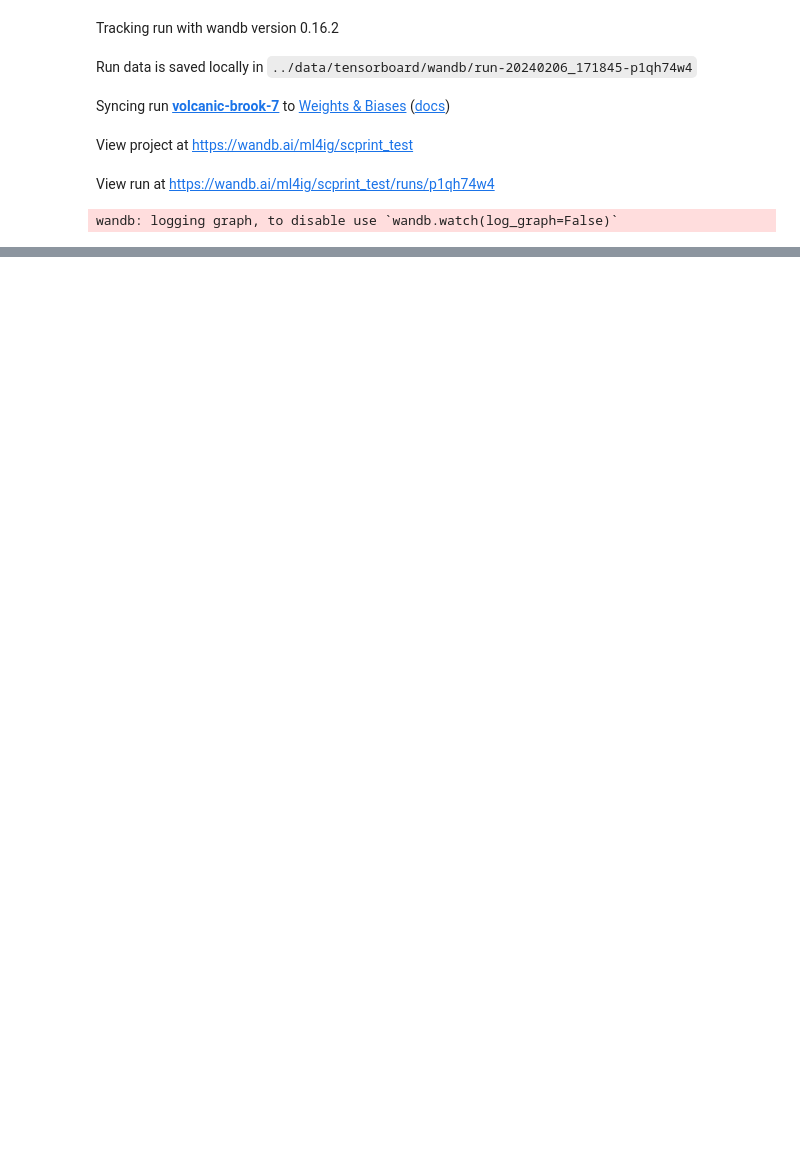
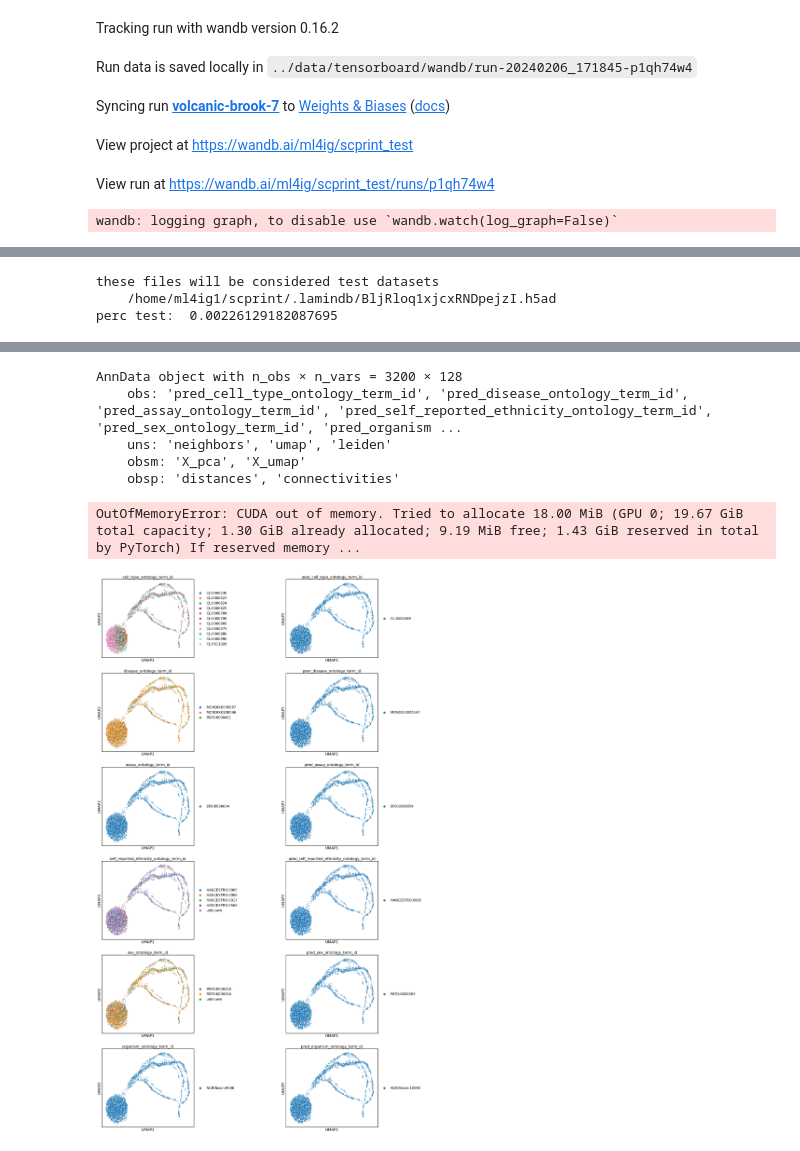
Before and after one commit to jkobject/scPRINT, a Jupyter notebook: notebooks/scprint_test.ipynb, the cells around one changed output, grey strips where cells are left out. Drawn from its saved outputs; the diff is of its cells as text; code cells hidden in the pictures; blank space fills up the shorter version.

```diff
--- a/notebooks/scprint_test.ipynb
+++ b/notebooks/scprint_test.ipynb
@@ -147,7 +149,7 @@ df = df.loc[genedf[genedf.index.isin(df.index)].index]
 See https://numpy.org/devdocs/release/1.25.0-notes.html and the docs for more information.  (Deprecated NumPy 1.25)
   common = np.find_common_type([values.dtype, comps_array.dtype], [])
 # %%
-col = Collator(organisms=["NCBITaxon:9606",], valid_genes=df.index.tolist(), max_len=1000, add_zero_genes=100, org_to_id={'NCBITaxon:9606': mdataset.encoder['organism_ontology_term_id']['NCBITaxon:9606']}, tp_name="heat_diff", organism_name="organism_ontology_term_id", class_names=labels_weighted_sampling)#mdataset.encoder['organism_ontology_term_id'])
+col = Collator(organisms=["NCBITaxon:9606",], how="most expr", valid_genes=df.index.tolist(), max_len=1000, add_zero_genes=100, org_to_id={'NCBITaxon:9606': mdataset.encoder['organism_ontology_term_id']['NCBITaxon:9606']}, tp_name="heat_diff", organism_name="organism_ontology_term_id", class_names=labels_weighted_sampling)#mdataset.encoder['organism_ontology_term_id'])
 # %% [output]
 See https://numpy.org/devdocs/release/1.25.0-notes.html and the docs for more information.  (Deprecated NumPy 1.25)
   common = np.find_common_type([values.dtype, comps_array.dtype], [])
@@ -207,6 +209,6 @@ from lightning.pytorch.callbacks import ModelCheckpoint
 checkpoint_callback = ModelCheckpoint(monitor="val_loss", save_top_k=-1)
 # %%
 # sets seeds for numpy, torch and python.random.
-trainer = Trainer(precision=16, profiler="simple", limit_val_batches=20, limit_train_batches=20)#, gradient_clip_val=10, max_time={"hours": 3}, limit_train_batches=20000, limit_test_batches=0.03, limit_val_batches=3000,logger=wandb_logger, callbacks=[checkpoint_callback])
+trainer = Trainer(precision=16, profiler="simple")#, gradient_clip_val=10, max_time={"hours": 3}, limit_train_batches=20000, limit_test_batches=0.03, limit_val_batches=3000,logger=wandb_logger, callbacks=[checkpoint_callback]) #detect_anomaly=True, fast_dev_run=20
 # %% [output]
 INFO: Using 16bit Automatic Mixed Precision (AMP)
@@ -301,3 +296,9 @@ torch.Size([32, 1, 1])
 # %%
 #wandb_logger.finalize(status="aborted")
 torch.cuda.empty_cache()
+# %%
+lr_finder = tuner.lr_find(model, datamodule=datamodule)
+# %% [output]
+these files will be considered test datasets
+    /home/ml4ig1/scprint/.lamindb/BljRloq1xjcxRNDpejzI.h5ad
+perc test:  0.00226129182087695
@@ -304,3 +309,10 @@ torch.cuda.empty_cache()
+AnnData object with n_obs × n_vars = 3200 × 128
+    obs: 'pred_cell_type_ontology_term_id', 'pred_disease_ontology_term_id', 'pred_assay_ontology_term_id', 'pred_self_reported_ethnicity_ontology_term_id', 'pred_sex_ontology_term_id', 'pred_organism ...
+    uns: 'neighbors', 'umap', 'leiden'
+    obsm: 'X_pca', 'X_umap'
+    obsp: 'distances', 'connectivities'
+OutOfMemoryError: CUDA out of memory. Tried to allocate 18.00 MiB (GPU 0; 19.67 GiB total capacity; 1.30 GiB already allocated; 9.19 MiB free; 1.43 GiB reserved in total by PyTorch) If reserved memory ...
+[figure, added]
 # %%
 from lightning.pytorch.tuner import Tuner
 tuner = Tuner(trainer)
```
Also changed, not shown: parts of 10 cells of this notebook, 9 other files.
